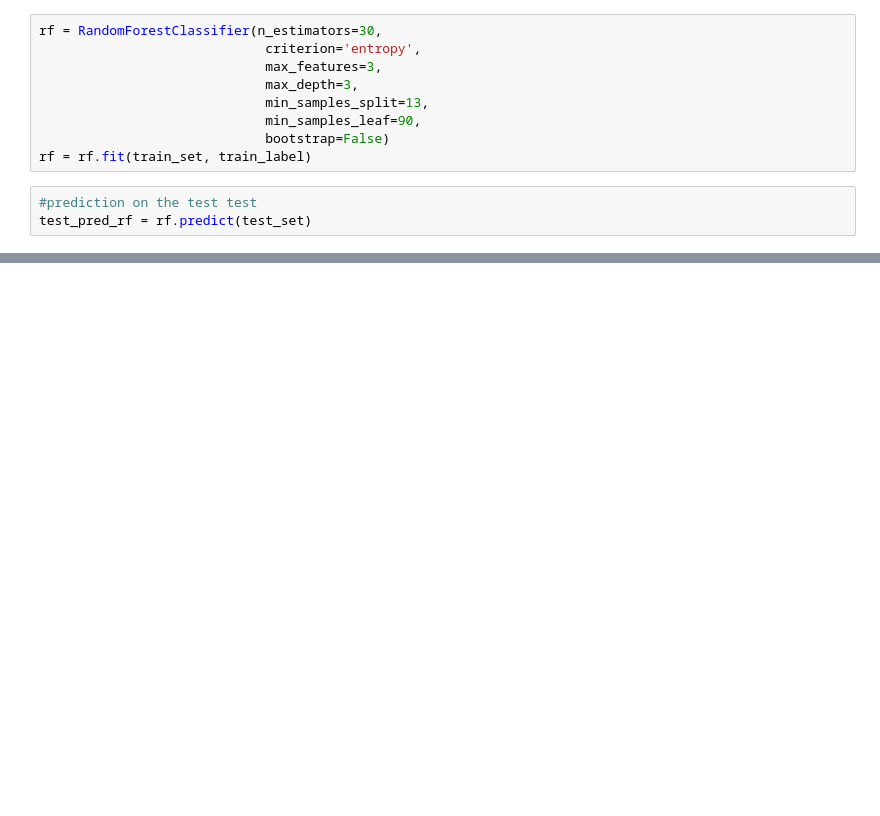
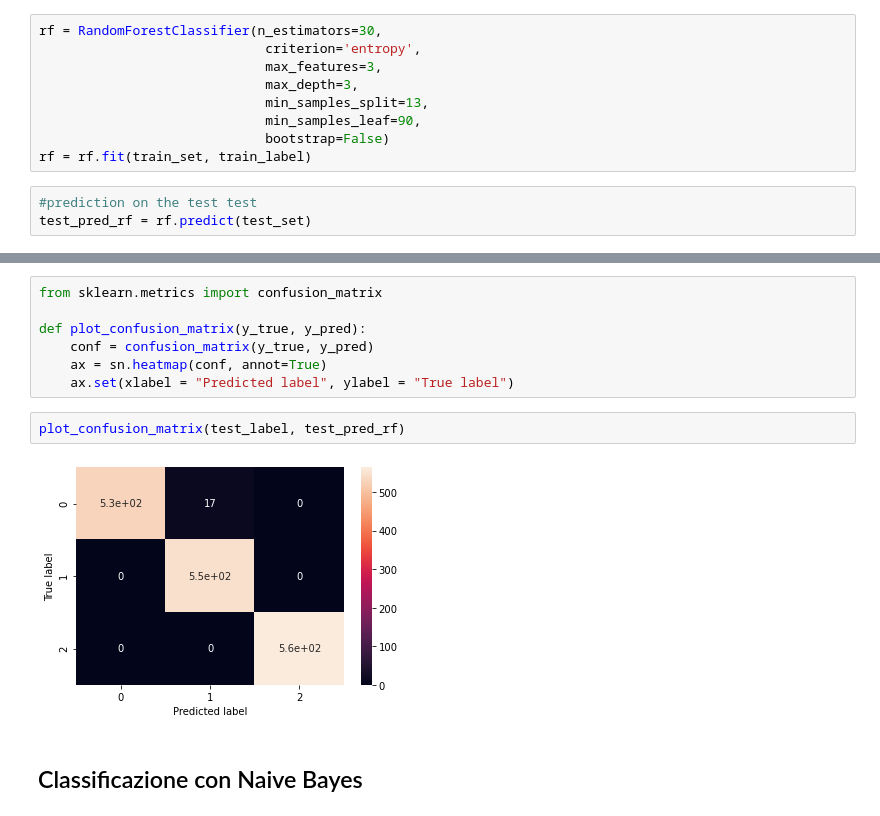
Before and after one commit to matteo-Donofrio-unipi/DM-Project, a Jupyter notebook: src/DM_02_TASK3/classification.ipynb, the cells around one changed output, grey strips where cells are left out. Saved outputs shown, nothing was run; the diff lists cells and outputs as text; blank space fills up the shorter version.

```diff
--- a/src/DM_02_TASK3/classification.ipynb
+++ b/src/DM_02_TASK3/classification.ipynb
@@ -158,3 +158,16 @@ report_scores(test_label, test_pred_rf)
     accuracy                           0.99      1658
    macro avg       0.99      0.99      0.99      1658
 weighted avg       0.99      0.99      0.99      1658
+# %%
+from sklearn.metrics import confusion_matrix
+
+def plot_confusion_matrix(y_true, y_pred):
+    conf = confusion_matrix(y_true, y_pred)
+    ax = sn.heatmap(conf, annot=True)
+    ax.set(xlabel = "Predicted label", ylabel = "True label")
+# %%
+plot_confusion_matrix(test_label, test_pred_rf)
+# %% [output]
+[figure, added]
+# %% [markdown]
+## Classificazione con Naive Bayes
```
Also changed, not shown: parts of 7 cells of this notebook.
